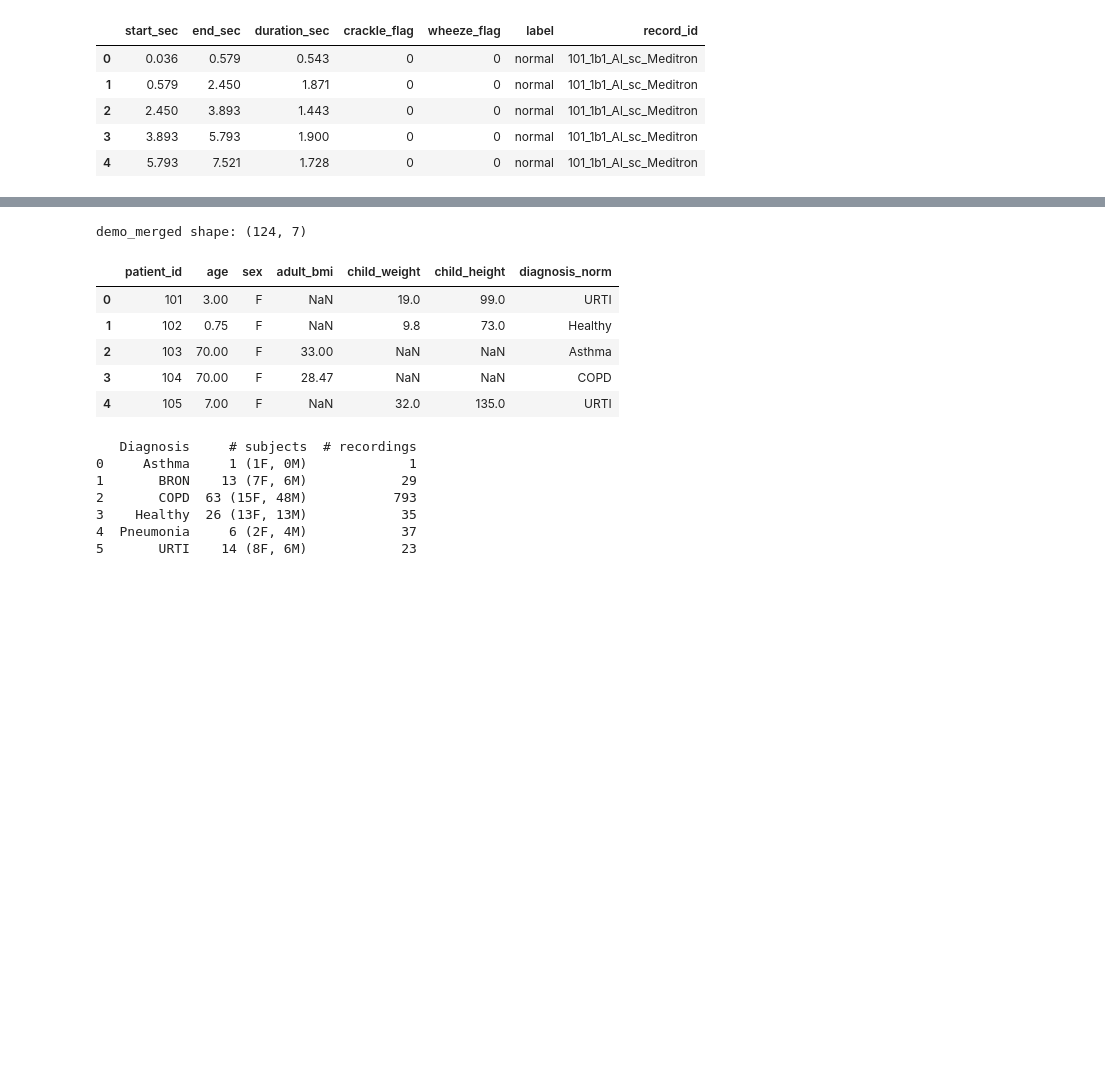
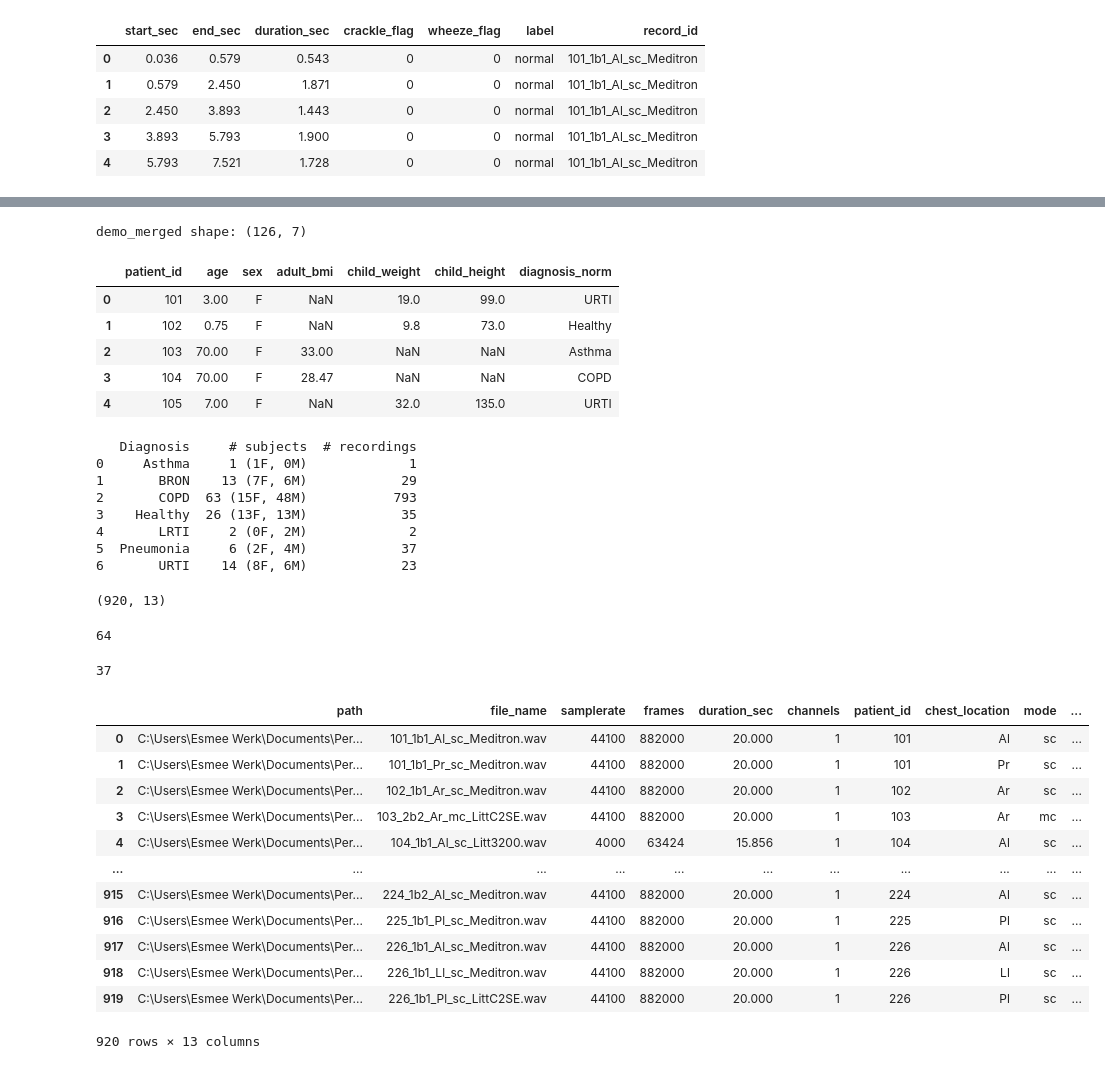
Before and after one commit to EsmeeK1/AI-Onderzoeksvragen, a Jupyter notebook: research_questions/heart_and_lungsounds/notebooks/icbhi/1_icbhi_eda.ipynb, the cells around one changed output, grey strips where cells are left out. Cells and saved outputs as stored; diff of their text form; code cells hidden in the pictures; blank space fills up the shorter version.

```diff
--- a/research_questions/heart_and_lungsounds/notebooks/icbhi/1_icbhi_eda.ipynb
+++ b/research_questions/heart_and_lungsounds/notebooks/icbhi/1_icbhi_eda.ipynb
@@ -166,36 +170,20 @@ Merged full_df shape: (920, 13)
 | 3 | C:\Users\Esmee Werk\Documents\Per... | 103_2b2_Ar_mc_LittC2SE.wav | 44100 | 882000 | 20.000 | 1 | 103 | Ar | mc | ... |
 | 4 | C:\Users\Esmee Werk\Documents\Per... | 104_1b1_Al_sc_Litt3200.wav | 4000 | 63424 | 15.856 | 1 | 104 | Al | sc | ... |
 # %%
-def normalize_icbhi_diagnosis(diag: str) -> str | None:
-    """
-    Combine bronchiectasis en bronchiolitis tot BRON.
-    Drop LRTI (return None).
-    Laat overige labels intact.
-    """
+def normalize_icbhi_diagnosis(diag):
     if pd.isna(diag):
-        return None
-
+        return np.nan
     diag = str(diag).strip()
-
     if diag in {"Bronchiectasis", "Bronchiolitis"}:
         return "BRON"
-
-    if diag == "LRTI":
-        return None
-
     return diag
-
 
 patients_df["diagnosis_norm"] = patients_df["diagnosis"].apply(normalize_icbhi_diagnosis)
 
-# drop de twee LRTI patiënten op diagnoseniveau
-patients_df = patients_df[~patients_df["diagnosis_norm"].isna()].copy()
-
-# merge met audio
 df = audio_df.merge(
-    patients_df[["patient_id", "diagnosis_norm"]],
+    patients_df[["patient_id", "diagnosis", "diagnosis_norm"]],
     on="patient_id",
-    how="inner",
+    how="left",
 )
 
 print("df shape na merge en filter:", df.shape)
@@ -327,7 +295,7 @@ demo_merged = demo_df.merge(
 print("demo_merged shape:", demo_merged.shape)
 demo_merged.head()
 # %% [output]
-demo_merged shape: (124, 7)
+demo_merged shape: (126, 7)
 |  | patient_id | age | sex | adult_bmi | child_weight | child_height | diagnosis_norm |
 | 0 | 101 | 3.00 | F | NaN | 19.0 | 99.0 | URTI |
 | 1 | 102 | 0.75 | F | NaN | 9.8 | 73.0 | Healthy |
@@ -391,5 +359,38 @@ print(table_icbhi)
 1       BRON    13 (7F, 6M)            29
 2       COPD  63 (15F, 48M)           793
 3    Healthy  26 (13F, 13M)            35
-4  Pneumonia     6 (2F, 4M)            37
-5       URTI    14 (8F, 6M)            23
+4       LRTI     2 (0F, 2M)             2
+5  Pneumonia     6 (2F, 4M)            37
+6       URTI    14 (8F, 6M)            23
+# %%
+df.shape
+# %% [output]
+(920, 13)
+# %%
+# count the amount of COPD patients
+copd_counts = patients_df[patients_df["diagnosis_norm"] == "COPD"].shape[0]
+copd_counts
+# %% [output]
+64
+# %%
+# count the amount of recordings for COPD patients
+copd_recordings = df[df["diagnosis_norm"] == "Pneumonia"].shape[0]
+copd_recordings
+# %% [output]
+37
+# %%
+df
+# %% [output]
+|  | path | file_name | samplerate | frames | duration_sec | channels | patient_id | chest_location | mode | ... |
+| 0 | C:\Users\Esmee Werk\Documents\Per... | 101_1b1_Al_sc_Meditron.wav | 44100 | 882000 | 20.000 | 1 | 101 | Al | sc | ... |
+| 1 | C:\Users\Esmee Werk\Documents\Per... | 101_1b1_Pr_sc_Meditron.wav | 44100 | 882000 | 20.000 | 1 | 101 | Pr | sc | ... |
+| 2 | C:\Users\Esmee Werk\Documents\Per... | 102_1b1_Ar_sc_Meditron.wav | 44100 | 882000 | 20.000 | 1 | 102 | Ar | sc | ... |
+| 3 | C:\Users\Esmee Werk\Documents\Per... | 103_2b2_Ar_mc_LittC2SE.wav | 44100 | 882000 | 20.000 | 1 | 103 | Ar | mc | ... |
+| 4 | C:\Users\Esmee Werk\Documents\Per... | 104_1b1_Al_sc_Litt3200.wav | 4000 | 63424 | 15.856 | 1 | 104 | Al | sc | ... |
+| ... | ... | ... | ... | ... | ... | ... | ... | ... | ... | ... |
+| 915 | C:\Users\Esmee Werk\Documents\Per... | 224_1b2_Al_sc_Meditron.wav | 44100 | 882000 | 20.000 | 1 | 224 | Al | sc | ... |
+| 916 | C:\Users\Esmee Werk\Documents\Per... | 225_1b1_Pl_sc_Meditron.wav | 44100 | 882000 | 20.000 | 1 | 225 | Pl | sc | ... |
+| 917 | C:\Users\Esmee Werk\Documents\Per... | 226_1b1_Al_sc_Meditron.wav | 44100 | 882000 | 20.000 | 1 | 226 | Al | sc | ... |
+| 918 | C:\Users\Esmee Werk\Documents\Per... | 226_1b1_Ll_sc_Meditron.wav | 44100 | 882000 | 20.000 | 1 | 226 | Ll | sc | ... |
+| 919 | C:\Users\Esmee Werk\Documents\Per... | 226_1b1_Pl_sc_LittC2SE.wav | 44100 | 882000 | 20.000 | 1 | 226 | Pl | sc | ... |
+920 rows × 13 columns
```
Also changed, not shown: parts of 4 cells of this notebook, 1 other file.
